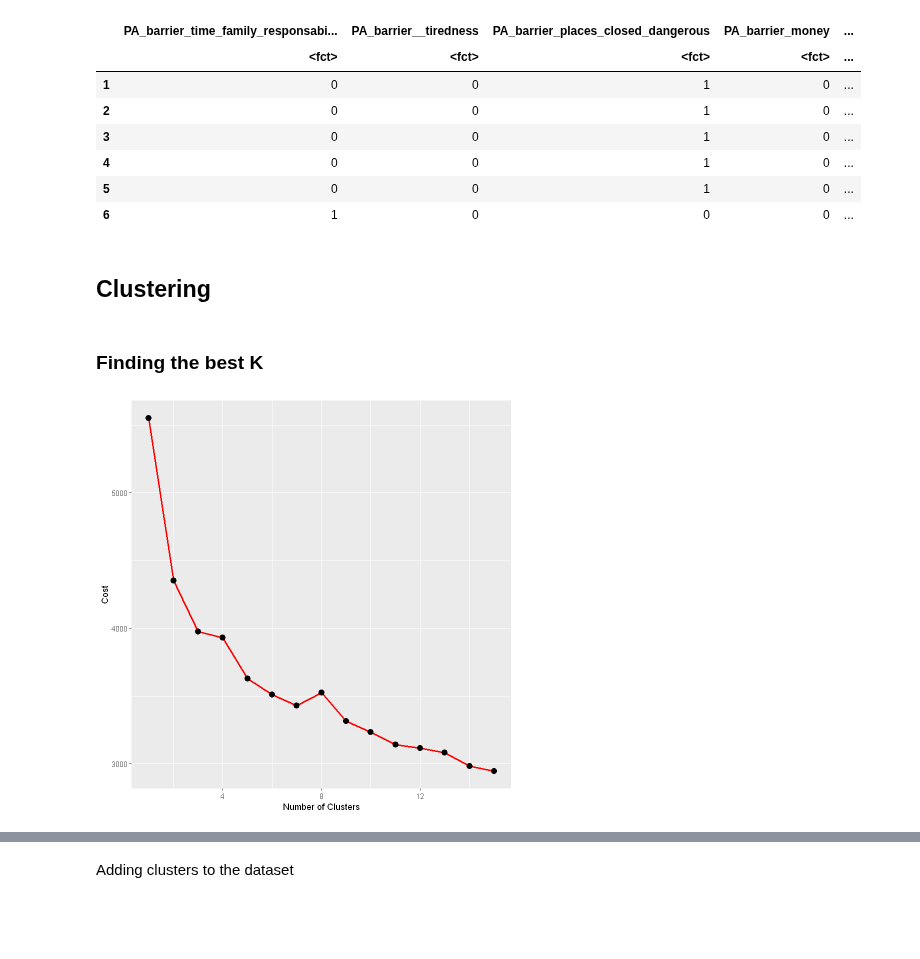
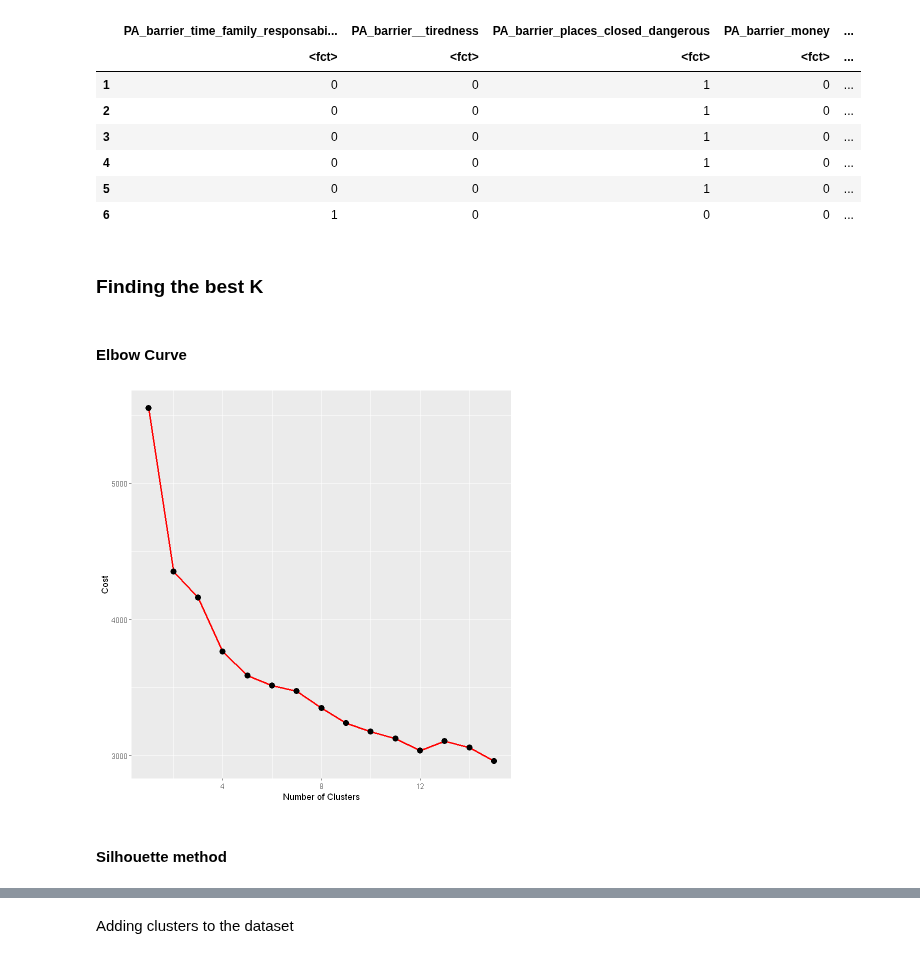
Before and after one commit to LASOS-INT/Barreiras-e-Facilitadores, a Jupyter notebook: R-notebooks/barriers_unsupervised_analysis.ipynb, the cells around one changed output, grey strips where cells are left out. Drawn from its saved outputs; the diff is of its cells as text; code cells hidden in the pictures; blank space fills up the shorter version.

Commit message:
silhoutte method

```diff
--- a/R-notebooks/barriers_unsupervised_analysis.ipynb
+++ b/R-notebooks/barriers_unsupervised_analysis.ipynb
@@ -68,9 +66,17 @@ A data.frame: 6 × 30
 # %%
 df_during$PA_intensity[df_during$PA_intensity == 4] <- 0
 df_during$PA_duration[df_during$PA_duration == 5] <- 0
+df_during$PA_weekly_frequency[df_during$PA_weekly_frequency == 4] <- 0
 df_during$PA_practice_during <- ifelse(df_during$PA_practice_during == 0, 1, 0)
 df_during$sedentary_time_range_during[df_during$sedentary_time_range_during < 5] <- 0
 df_during$sedentary_time_range_during[df_during$sedentary_time_range_during == 5] <- 1
 sum(df_during[, "PA_practice_during"])
 # %% [output]
 [1] 900
+# %%
+sports <- c("running","hiking","cycling",
+            "muscle_training","soccer","tennis",
+            "volleyball","basketball","swimming",
+            "surfing","yoga","pilates","fighting","other_sports")
+
+df_during$PA_number <- rowSums(df_during[, sports])
@@ -123,24 +137,27 @@ A data.frame: 6 × 18
 | 4 | 0 | 0 | 1 | 0 | ... |
 | 5 | 0 | 0 | 1 | 0 | ... |
 | 6 | 1 | 0 | 0 | 0 | ... |
-# %% [markdown]
-## Clustering
 # %% [markdown]
 ### Finding the best K
+# %% [markdown]
+#### Elbow Curve
 # %%
 cost <- c()
-for(num_clusters in 1:15){
-    set.seed(1)
+K = seq(1, 15, 1)
+for(num_clusters in K){
+    set.seed(2)
     kmode <- kmodes(df_during_barriers_facilitators, num_clusters, iter.max = 20, weighted = FALSE)
     cost <<- append(cost, sum(kmode$withindiff))
 }
 
 p = ggplot() +
     geom_line(data = data.frame(cost, K), aes(x = K,  y = cost), size=1, color="red") +
     geom_point(data = data.frame(cost, K), aes(x = K,  y = cost), size=3) +
     xlab('Number of Clusters') +
     ylab('Cost')
 
 p
 # %% [output]
-[figure, old version]
+[figure, new version]
+# %% [markdown]
+#### Silhouette method
```
Also changed, not shown: parts of 57 cells of this notebook, 1 other file.
